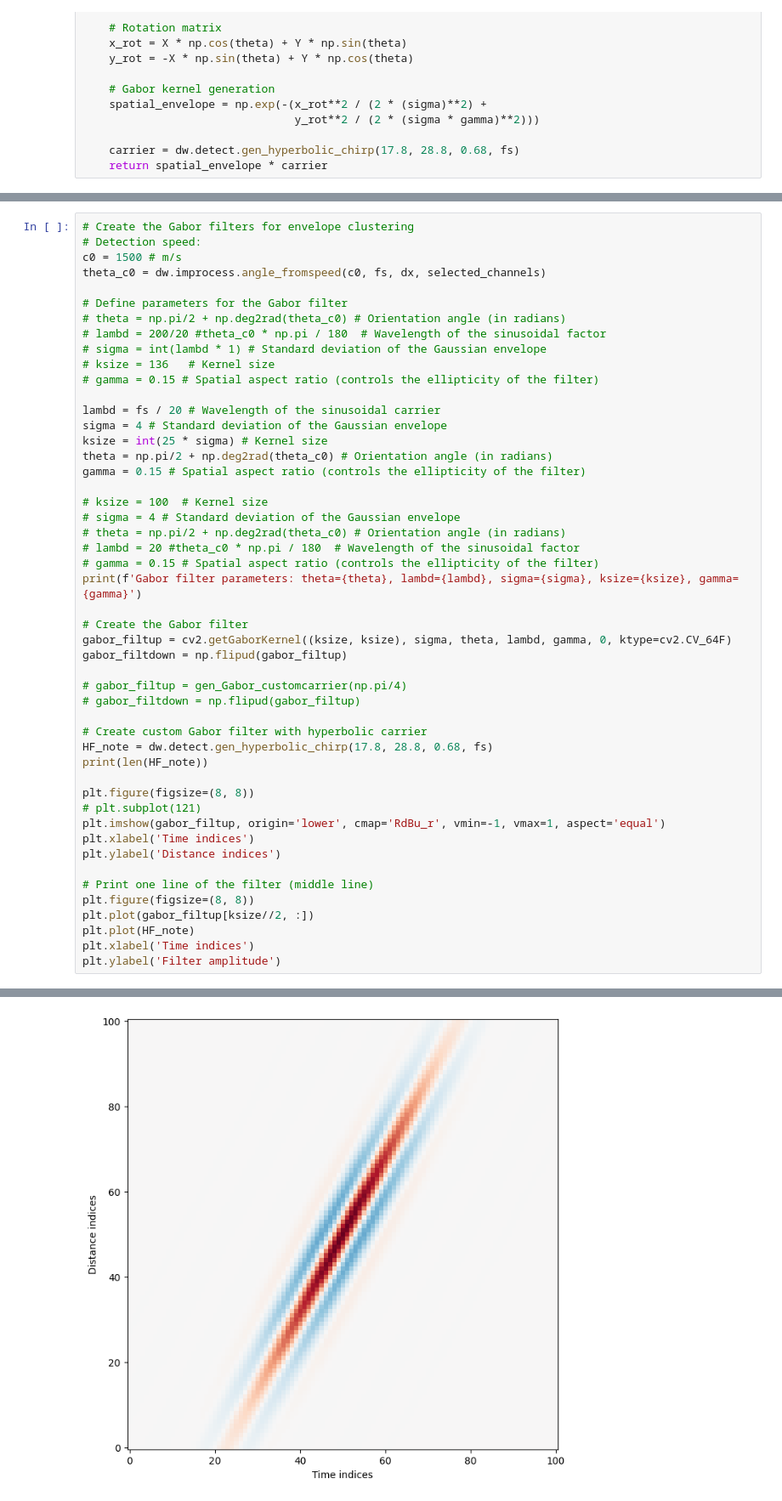
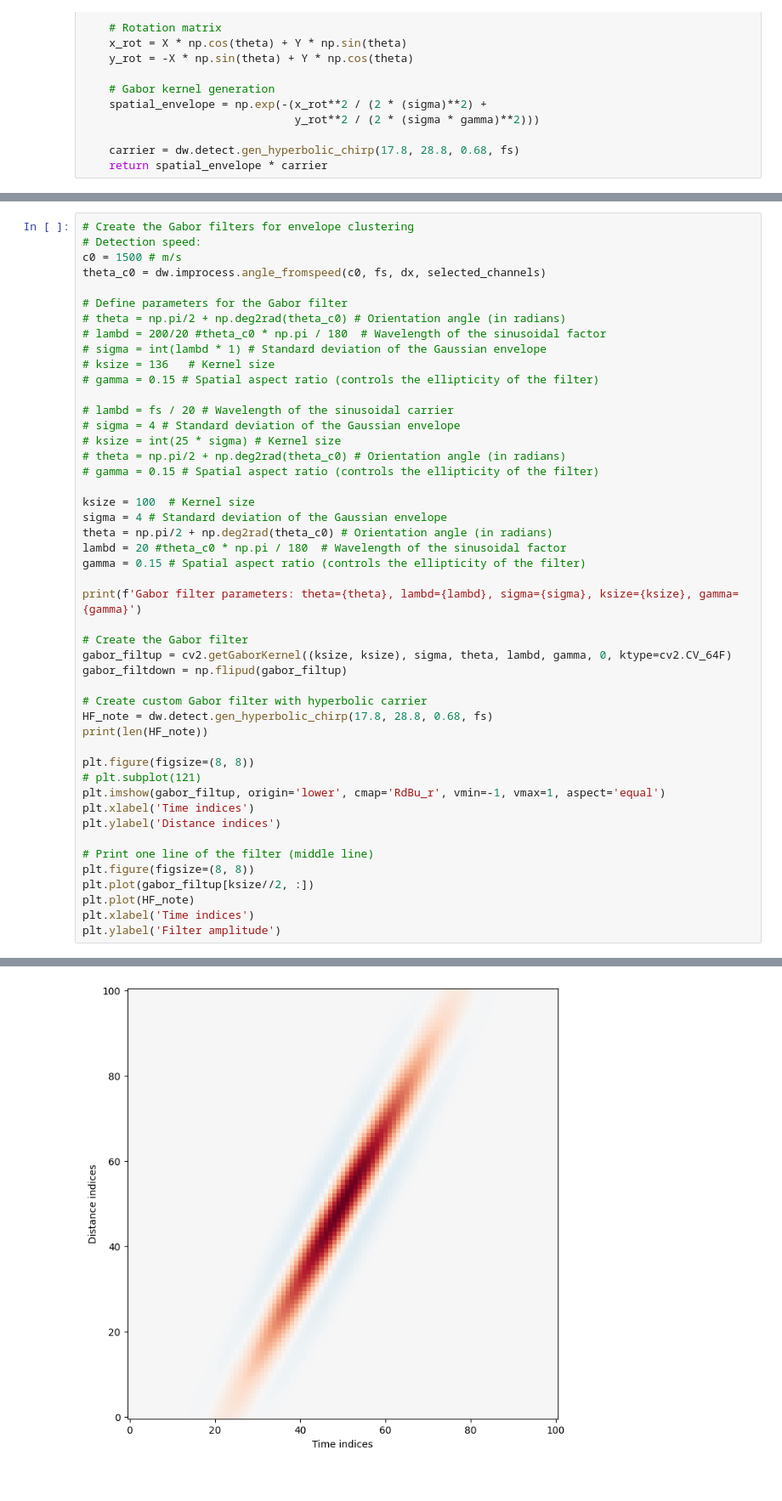
Before and after one commit to Ocean-Data-Lab/Goestchel_JASA_2025, a Jupyter notebook: main_compmat.ipynb, the cells around one changed output, grey strips where cells are left out. Shown at 85% size. Drawn from its saved outputs; the diff is of its cells as text.

```diff
--- a/main_compmat.ipynb
+++ b/main_compmat.ipynb
@@ -108,25 +121,23 @@ theta_c0 = dw.improcess.angle_fromspeed(c0, fs, dx, selected_channels)
 # ksize = 136   # Kernel size
 # gamma = 0.15 # Spatial aspect ratio (controls the ellipticity of the filter)
 
-lambd = fs / 20 # Wavelength of the sinusoidal carrier
+# lambd = fs / 20 # Wavelength of the sinusoidal carrier
+# sigma = 4 # Standard deviation of the Gaussian envelope
+# ksize = int(25 * sigma) # Kernel size
+# theta = np.pi/2 + np.deg2rad(theta_c0) # Orientation angle (in radians)
+# gamma = 0.15 # Spatial aspect ratio (controls the ellipticity of the filter)
+
+ksize = 100  # Kernel size
 sigma = 4 # Standard deviation of the Gaussian envelope
-ksize = int(25 * sigma) # Kernel size
 theta = np.pi/2 + np.deg2rad(theta_c0) # Orientation angle (in radians)
+lambd = 20 #theta_c0 * np.pi / 180  # Wavelength of the sinusoidal factor
 gamma = 0.15 # Spatial aspect ratio (controls the ellipticity of the filter)
 
-# ksize = 100  # Kernel size
-# sigma = 4 # Standard deviation of the Gaussian envelope
-# theta = np.pi/2 + np.deg2rad(theta_c0) # Orientation angle (in radians)
-# lambd = 20 #theta_c0 * np.pi / 180  # Wavelength of the sinusoidal factor
-# gamma = 0.15 # Spatial aspect ratio (controls the ellipticity of the filter)
 print(f'Gabor filter parameters: theta={theta}, lambd={lambd}, sigma={sigma}, ksize={ksize}, gamma={gamma}')
 
 # Create the Gabor filter
 gabor_filtup = cv2.getGaborKernel((ksize, ksize), sigma, theta, lambd, gamma, 0, ktype=cv2.CV_64F)
 gabor_filtdown = np.flipud(gabor_filtup)
-
-# gabor_filtup = gen_Gabor_customcarrier(np.pi/4)
-# gabor_filtdown = np.flipud(gabor_filtup)
 
 # Create custom Gabor filter with hyperbolic carrier
 HF_note = dw.detect.gen_hyperbolic_chirp(17.8, 28.8, 0.68, fs)
@@ -151,3 +162,3 @@ Gabor filter parameters: theta=2.6429758071899414, lambd=10.0, sigma=4, ksize=10
 136
 Text(0, 0.5, 'Filter amplitude')
-[figure, old version]
+[figure, new version]
```
Also changed, not shown: parts of 5 cells of this notebook.
